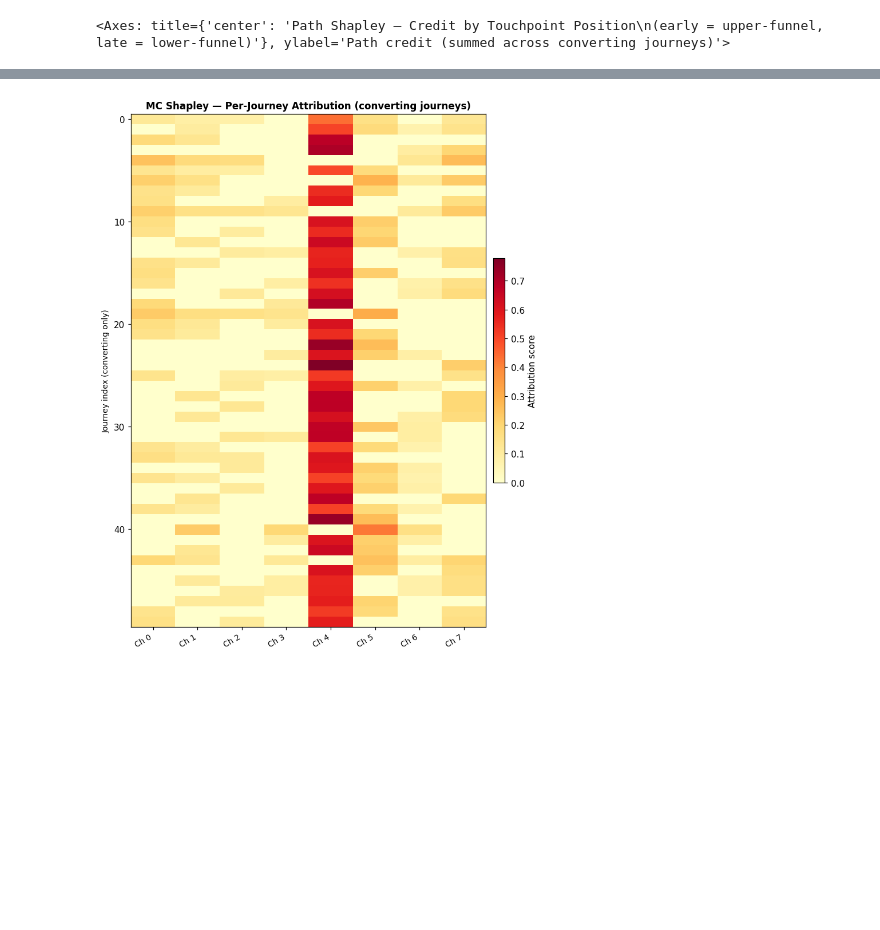
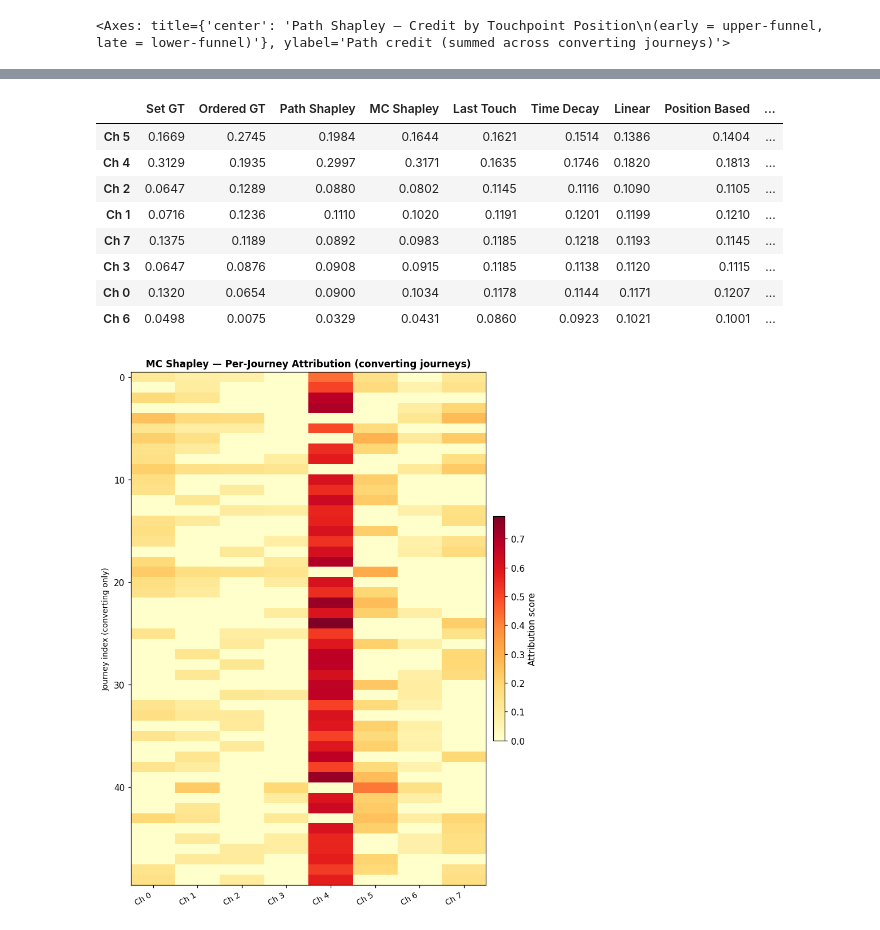
Before and after one commit to ianchute/shapley-attribution-model-zhao-naive, a Jupyter notebook: tester.ipynb, the cells around one changed output, grey strips where cells are left out. Drawn from its saved outputs; the diff is of its cells as text; code cells hidden in the pictures; blank space fills up the shorter version.

```diff
--- a/tester.ipynb
+++ b/tester.ipynb
@@ -317,3 +339,25 @@ pd.DataFrame(results_ordered).T.round(4) \
+# %%
+# Full attribution comparison on directed data — all models
+ch_labels_dir = [f'Ch {c}' for c in ch_dir]
+scores_dir = pd.DataFrame(
+    {
+        'Set GT'      : gt_dir,
+        'Ordered GT'  : ordered_gt,
+    } | {name: m.get_attribution_array() for name, m in all_directed.items()},
+    index=ch_labels_dir,
+).round(4)
+
+scores_dir.sort_values('Ordered GT', ascending=False)
+# %% [output]
+|  | Set GT | Ordered GT | Path Shapley | MC Shapley | Last Touch | Time Decay | Linear | Position Based | ... |
+| Ch 5 | 0.1669 | 0.2745 | 0.1984 | 0.1644 | 0.1621 | 0.1514 | 0.1386 | 0.1404 | ... |
+| Ch 4 | 0.3129 | 0.1935 | 0.2997 | 0.3171 | 0.1635 | 0.1746 | 0.1820 | 0.1813 | ... |
+| Ch 2 | 0.0647 | 0.1289 | 0.0880 | 0.0802 | 0.1145 | 0.1116 | 0.1090 | 0.1105 | ... |
+| Ch 1 | 0.0716 | 0.1236 | 0.1110 | 0.1020 | 0.1191 | 0.1201 | 0.1199 | 0.1210 | ... |
+| Ch 7 | 0.1375 | 0.1189 | 0.0892 | 0.0983 | 0.1185 | 0.1218 | 0.1193 | 0.1145 | ... |
+| Ch 3 | 0.0647 | 0.0876 | 0.0908 | 0.0915 | 0.1185 | 0.1138 | 0.1120 | 0.1115 | ... |
+| Ch 0 | 0.1320 | 0.0654 | 0.0900 | 0.1034 | 0.1178 | 0.1144 | 0.1171 | 0.1207 | ... |
+| Ch 6 | 0.0498 | 0.0075 | 0.0329 | 0.0431 | 0.0860 | 0.0923 | 0.1021 | 0.1001 | ... |
 # %%
 # Show only converting journeys (cleaner signal)
 mc.plot_journeys_heatmap(
```
Also changed, not shown: parts of 6 cells of this notebook, 1 other file.
